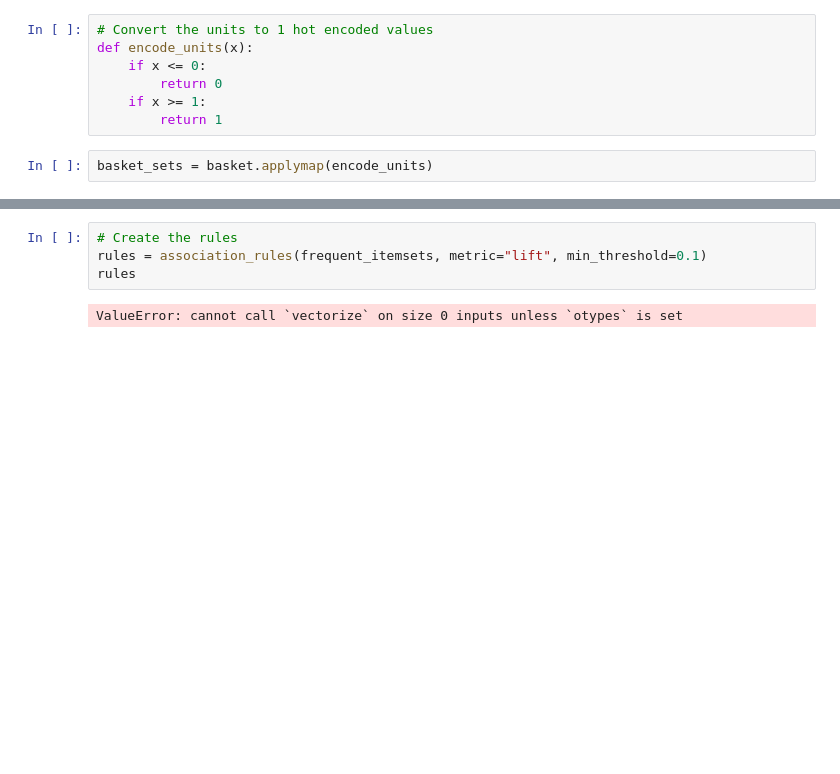
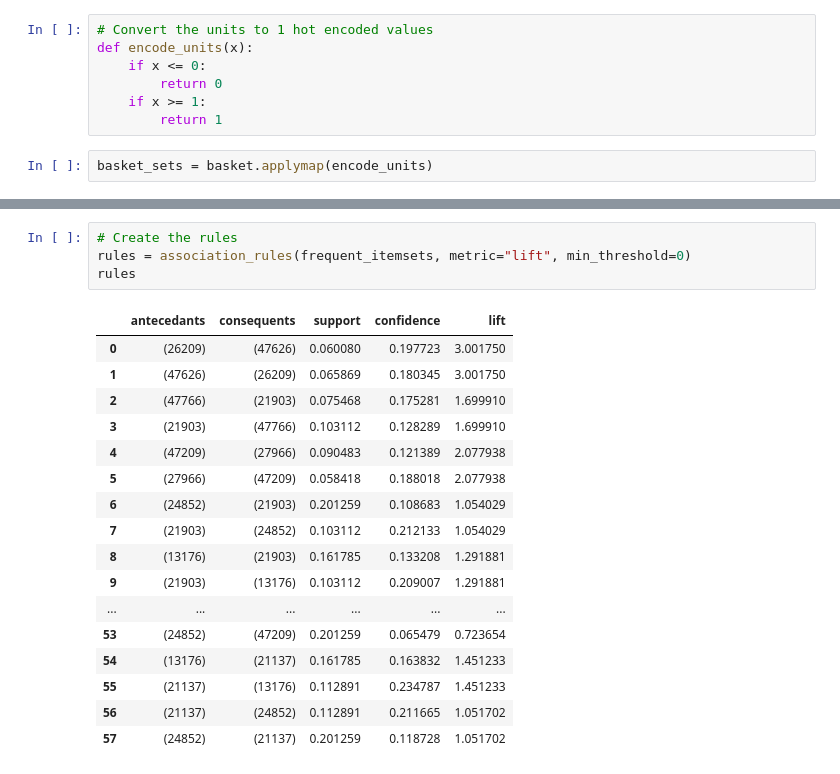
Before and after one commit to tstreamDOTh/Instacart-Market-Basket-Analysis, a Jupyter notebook: code/Market Basket Analysis.ipynb, the cells around one changed output, grey strips where cells are left out. Saved outputs shown, nothing was run; the diff lists cells and outputs as text; blank space fills up the shorter version.

```diff
--- a/code/Market Basket Analysis.ipynb
+++ b/code/Market Basket Analysis.ipynb
@@ -127,6 +121,22 @@ frequent_itemsets
 # %%
 # Create the rules
-rules = association_rules(frequent_itemsets, metric="lift", min_threshold=0.1)
+rules = association_rules(frequent_itemsets, metric="lift", min_threshold=0)
 rules
 # %% [output]
-ValueError: cannot call `vectorize` on size 0 inputs unless `otypes` is set
+|  | antecedants | consequents | support | confidence | lift |
+| 0 | (26209) | (47626) | 0.060080 | 0.197723 | 3.001750 |
+| 1 | (47626) | (26209) | 0.065869 | 0.180345 | 3.001750 |
+| 2 | (47766) | (21903) | 0.075468 | 0.175281 | 1.699910 |
+| 3 | (21903) | (47766) | 0.103112 | 0.128289 | 1.699910 |
+| 4 | (47209) | (27966) | 0.090483 | 0.121389 | 2.077938 |
+| 5 | (27966) | (47209) | 0.058418 | 0.188018 | 2.077938 |
+| 6 | (24852) | (21903) | 0.201259 | 0.108683 | 1.054029 |
+| 7 | (21903) | (24852) | 0.103112 | 0.212133 | 1.054029 |
+| 8 | (13176) | (21903) | 0.161785 | 0.133208 | 1.291881 |
+| 9 | (21903) | (13176) | 0.103112 | 0.209007 | 1.291881 |
+| ... | ... | ... | ... | ... | ... |
+| 53 | (24852) | (47209) | 0.201259 | 0.065479 | 0.723654 |
+| 54 | (13176) | (21137) | 0.161785 | 0.163832 | 1.451233 |
+| 55 | (21137) | (13176) | 0.112891 | 0.234787 | 1.451233 |
+| 56 | (21137) | (24852) | 0.112891 | 0.211665 | 1.051702 |
+| 57 | (24852) | (21137) | 0.201259 | 0.118728 | 1.051702 |
```
Also changed, not shown: parts of 9 cells of this notebook, 1 other file.
